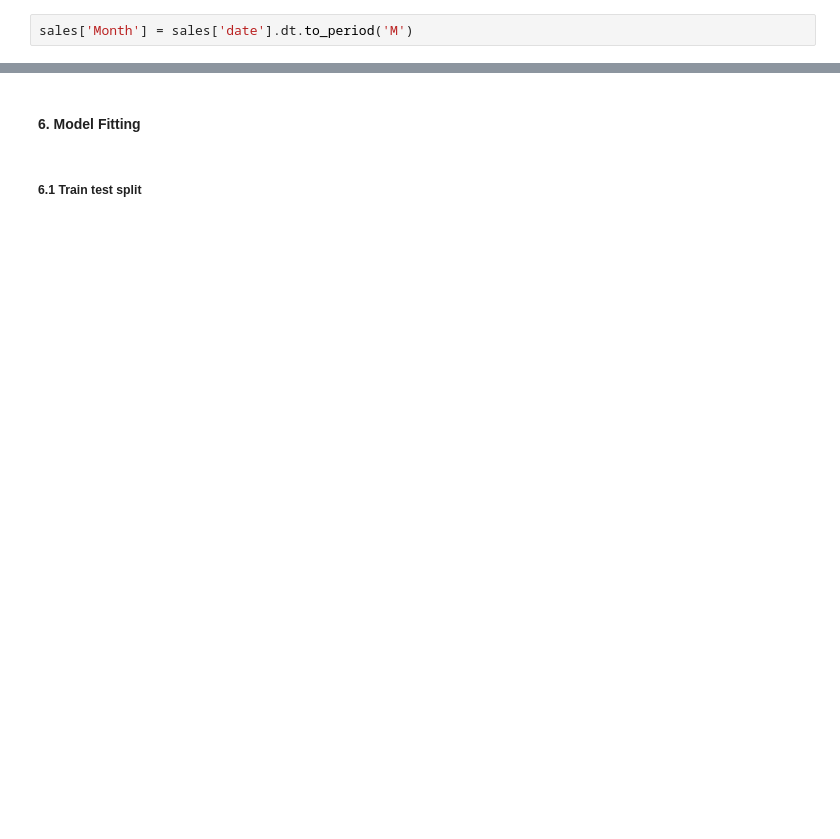
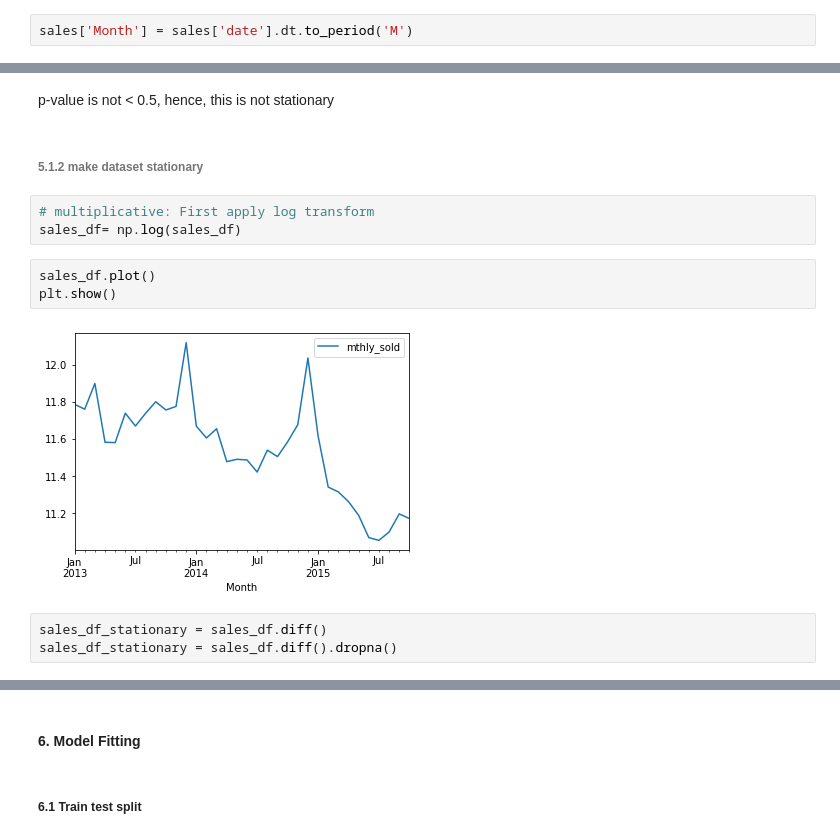
Before and after one commit to LooyeeNg/DataScienceProjects, a Jupyter notebook: predict future sales/predict-future-sales.ipynb, the cells around one changed output, grey strips where cells are left out. Saved outputs shown, nothing was run; the diff lists cells and outputs as text; blank space fills up the shorter version.

```diff
--- a/predict future sales/predict-future-sales.ipynb
+++ b/predict future sales/predict-future-sales.ipynb
@@ -223,0 +203,15 @@ Critical Values :
+# %% [markdown]
+p-value is not < 0.5, hence, this is not stationary
+# %% [markdown]
+###### 5.1.2 make dataset stationary
+# %%
+# multiplicative: First apply log transform
+sales_df= np.log(sales_df)
+# %%
+sales_df.plot()
+plt.show()
+# %% [output]
+[figure, added]
+# %%
+sales_df_stationary = sales_df.diff()
+sales_df_stationary = sales_df.diff().dropna()
```
Also changed, not shown: parts of 55 cells of this notebook.
